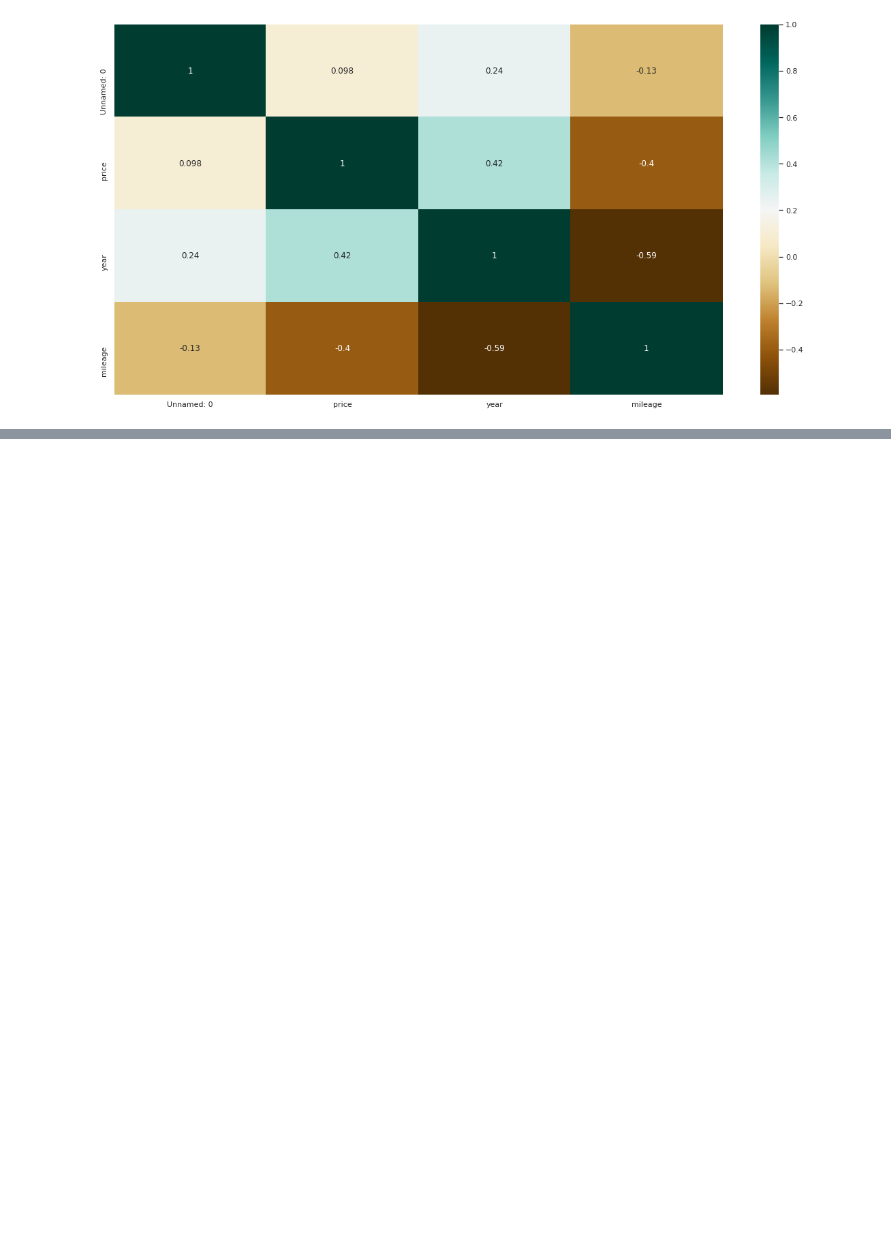
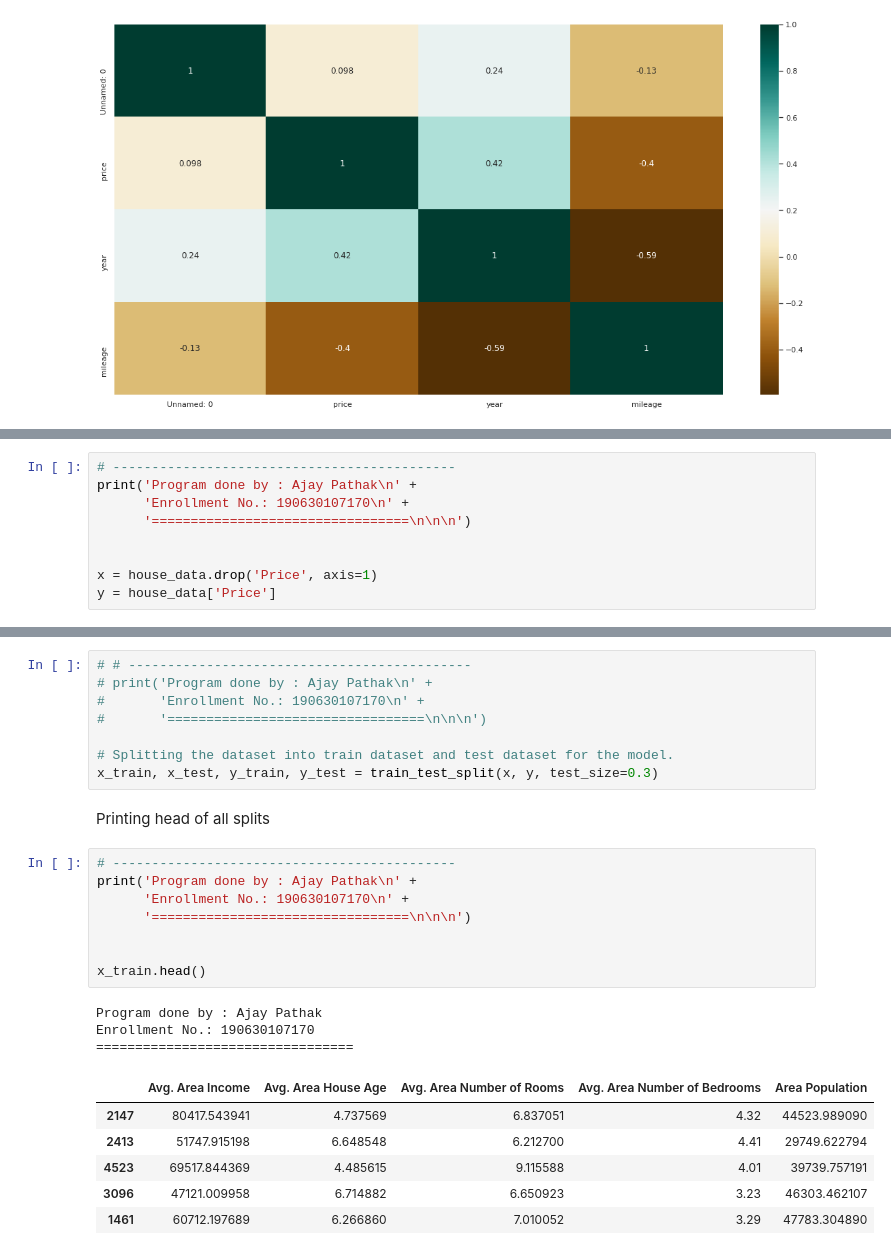
Before and after one commit to AJAY-22/Python_Practicals, a Jupyter notebook: LabManual.ipynb, the cells around one changed output, grey strips where cells are left out. Saved outputs shown, nothing was run; the diff lists cells and outputs as text; blank space fills up the shorter version.

```diff
--- a/LabManual.ipynb
+++ b/LabManual.ipynb
@@ -2806,0 +2905,9 @@ Enrollment No.: 190630107170
+# %%
+# --------------------------------------------
+print('Program done by : Ajay Pathak\n' +
+      'Enrollment No.: 190630107170\n' +
+      '=================================\n\n\n')
+
+
+x = house_data.drop('Price', axis=1)
+y = house_data['Price']
@@ -2806,0 +2928,28 @@ Enrollment No.: 190630107170
+# %%
+# # --------------------------------------------
+# print('Program done by : Ajay Pathak\n' +
+#       'Enrollment No.: 190630107170\n' +
+#       '=================================\n\n\n')
+
+# Splitting the dataset into train dataset and test dataset for the model.
+x_train, x_test, y_train, y_test = train_test_split(x, y, test_size=0.3)
+# %% [markdown]
+Printing head of all splits
+# %%
+# --------------------------------------------
+print('Program done by : Ajay Pathak\n' +
+      'Enrollment No.: 190630107170\n' +
+      '=================================\n\n\n')
+
+
+x_train.head()
+# %% [output]
+Program done by : Ajay Pathak
+Enrollment No.: 190630107170
+=================================
+|  | Avg. Area Income | Avg. Area House Age | Avg. Area Number of Rooms | Avg. Area Number of Bedrooms | Area Population |
+| 2147 | 80417.543941 | 4.737569 | 6.837051 | 4.32 | 44523.989090 |
+| 2413 | 51747.915198 | 6.648548 | 6.212700 | 4.41 | 29749.622794 |
+| 4523 | 69517.844369 | 4.485615 | 9.115588 | 4.01 | 39739.757191 |
+| 3096 | 47121.009958 | 6.714882 | 6.650923 | 3.23 | 46303.462107 |
+| 1461 | 60712.197689 | 6.266860 | 7.010052 | 3.29 | 47783.304890 |
```
Also changed, not shown: parts of 32 cells of this notebook.
